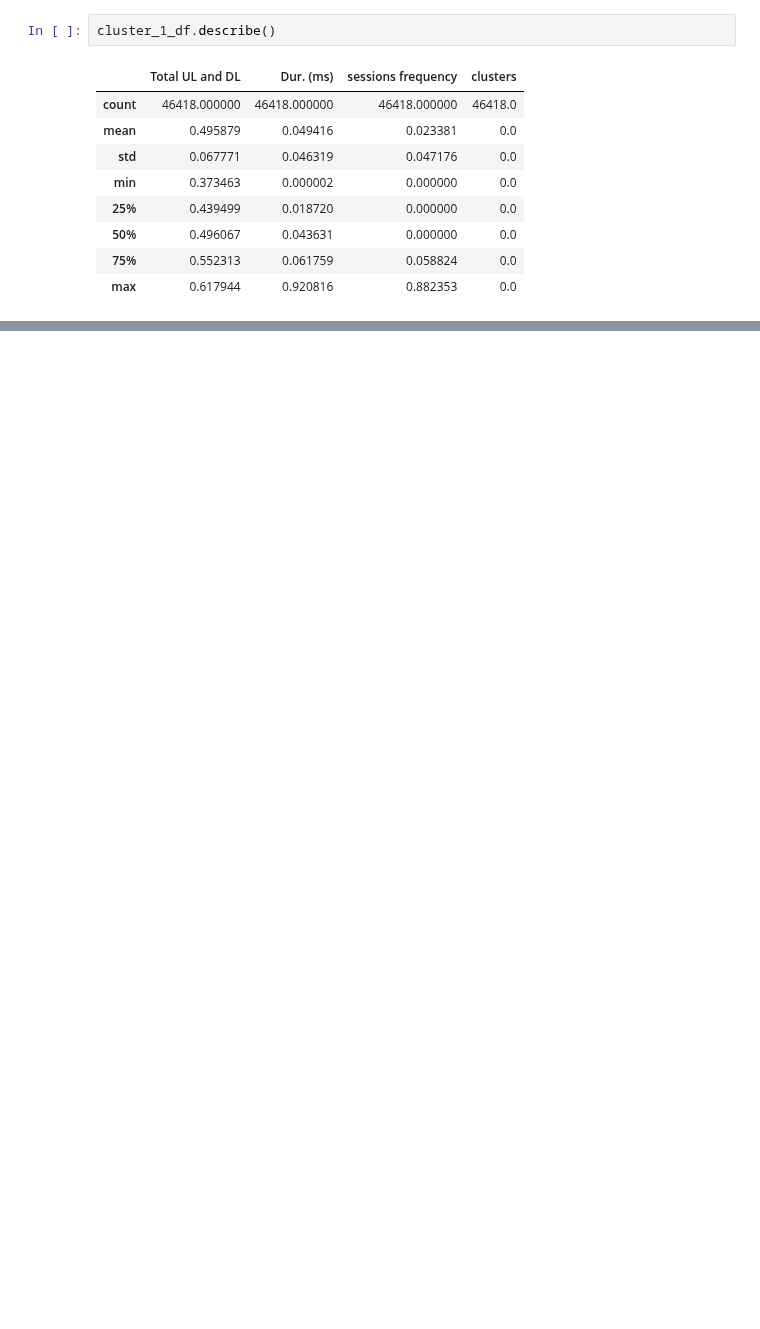
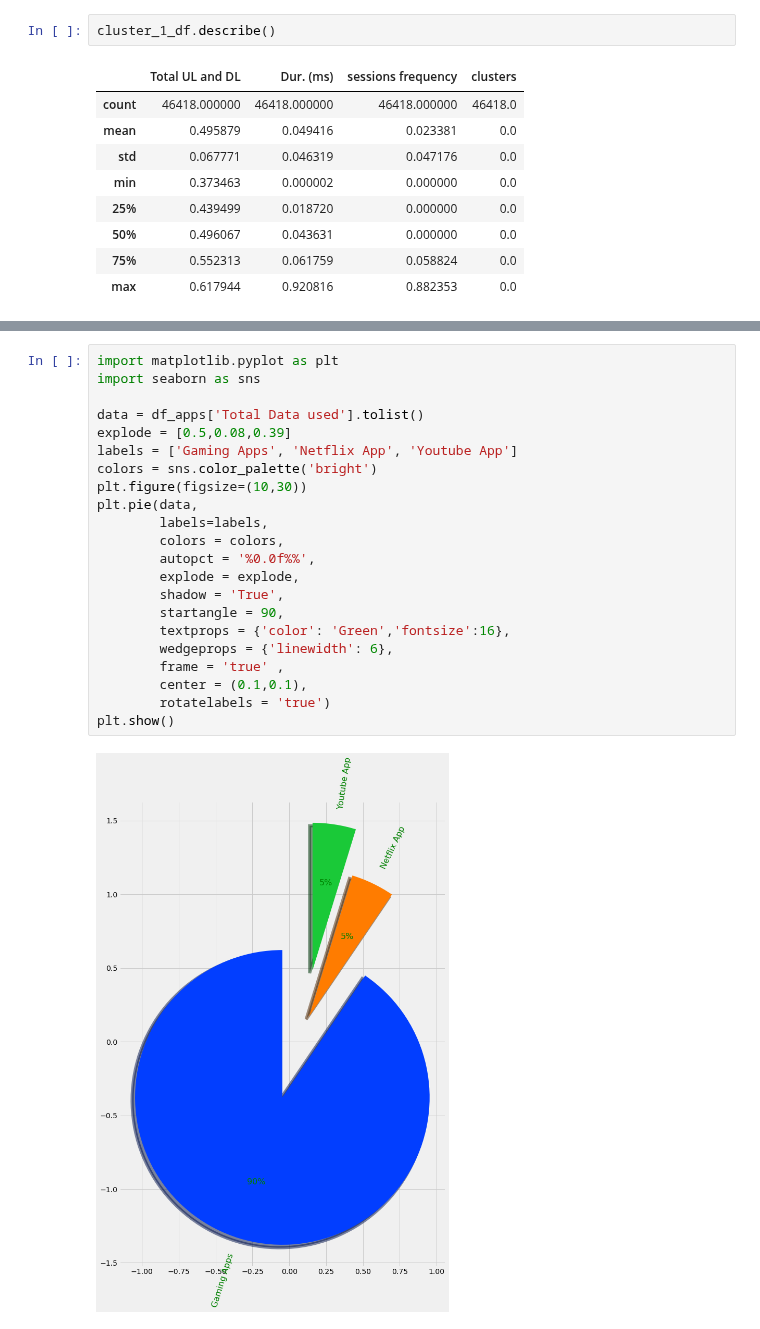
Before and after one commit to Abel-Blue/telecom-user-analytics, a Jupyter notebook: notebooks/user_engagementAnalysis.ipynb, the cells around one changed output, grey strips where cells are left out. Saved outputs shown, nothing was run; the diff lists cells and outputs as text; blank space fills up the shorter version.

Commit message:
configured the pie plot to include only 3 apps

```diff
--- a/notebooks/user_engagementAnalysis.ipynb
+++ b/notebooks/user_engagementAnalysis.ipynb
@@ -663,0 +628,24 @@ Text(0, 0.5, 'Inertia')
+# %%
+import matplotlib.pyplot as plt
+import seaborn as sns
+
+data = df_apps['Total Data used'].tolist()
+explode = [0.5,0.08,0.39]
+labels = ['Gaming Apps', 'Netflix App', 'Youtube App']
+colors = sns.color_palette('bright')
+plt.figure(figsize=(10,30))
+plt.pie(data,
+        labels=labels,
+        colors = colors,
+        autopct = '%0.0f%%',
+        explode = explode,
+        shadow = 'True',
+        startangle = 90,
+        textprops = {'color': 'Green','fontsize':16},
+        wedgeprops = {'linewidth': 6},
+        frame = 'true' ,
+        center = (0.1,0.1),
+        rotatelabels = 'true')
+plt.show()
+# %% [output]
+[figure, added]
```
Also changed, not shown: parts of 112 cells of this notebook.
